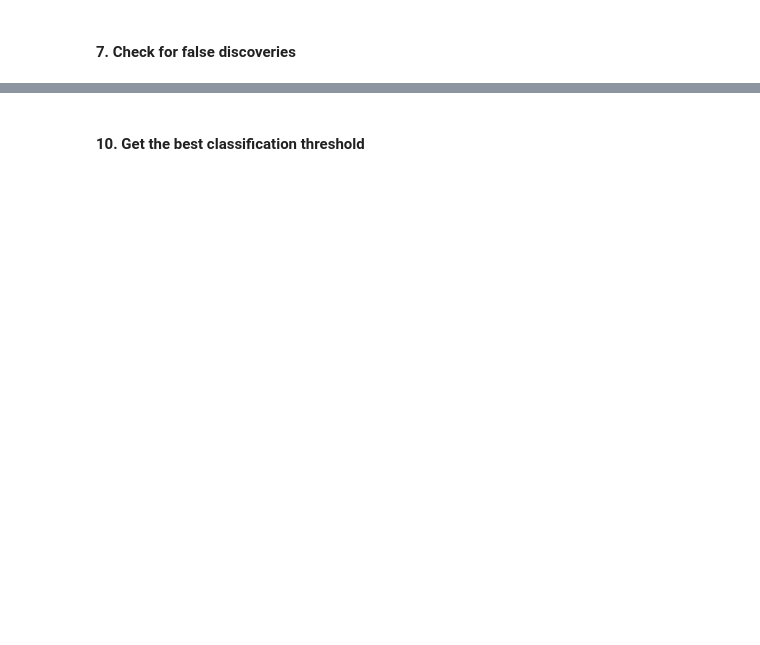
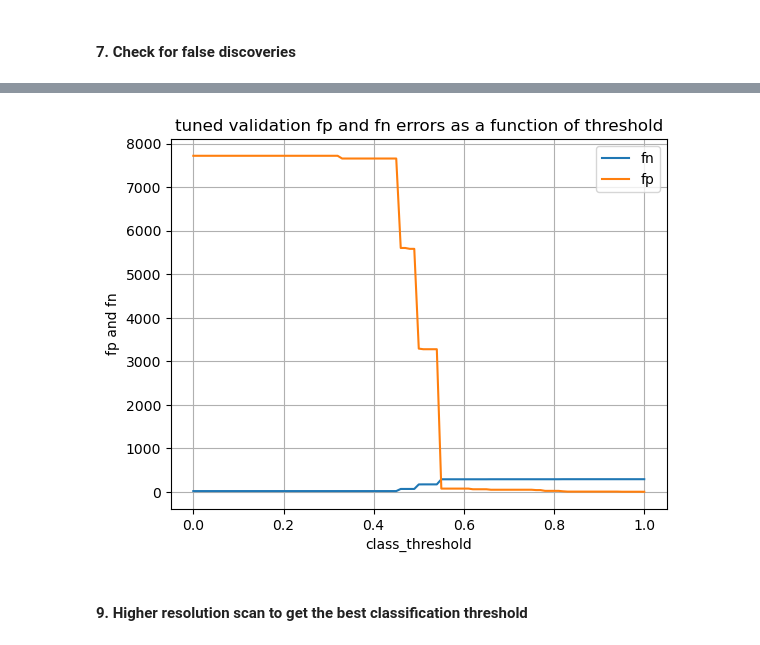
Before and after one commit to LiyangSong/Advertisement-CTR-Prediction, a Jupyter notebook: jupyter/model_ft_dt.ipynb, the cells around one changed output, grey strips where cells are left out. Cells and saved outputs as stored; diff of their text form; code cells hidden in the pictures; blank space fills up the shorter version.

```diff
--- a/jupyter/model_ft_dt.ipynb
+++ b/jupyter/model_ft_dt.ipynb
@@ -135,2 +290,11 @@ bin_class_utils.print_classification_metrics_at_thresholds(best_model, validatio
+# %%
+bin_class_utils.plot_errors_to_threshold(
+    best_model,
+    validation_cap_x_df,
+    validation_y_df,
+    'tuned validation'
+)
+# %% [output]
+[figure, added]
 # %% [markdown]
-#### 10. Get the best classification threshold
+#### 9. Higher resolution scan to get the best classification threshold
```
Also changed, not shown: parts of 22 cells of this notebook, 1 other file.
